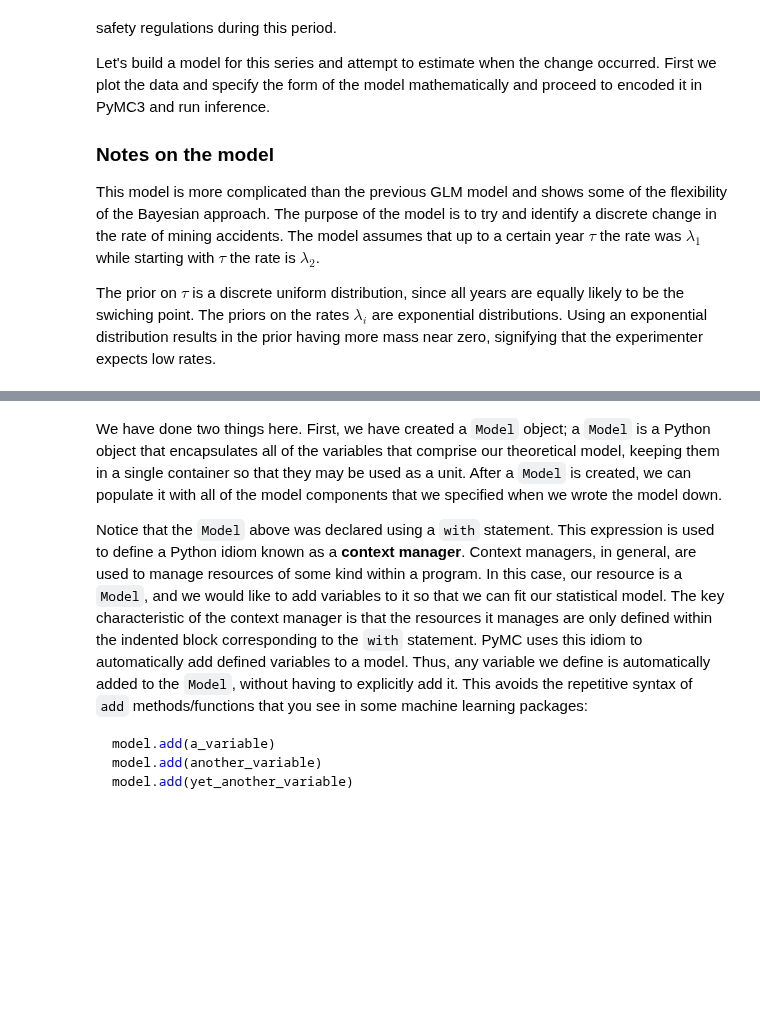
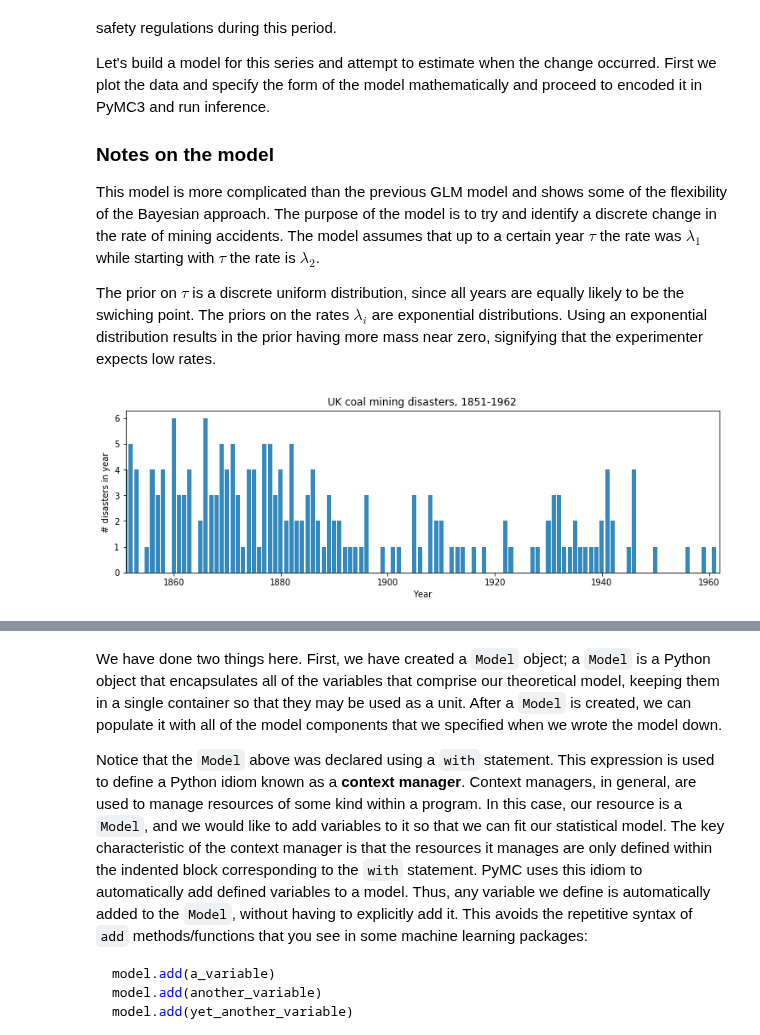
Before and after one commit to fonnesbeck/PyMC3_DataScienceLA, a Jupyter notebook: notebooks/1b. Case study in PyMC3 - Coal mining disasters.ipynb, the cells around one changed output, grey strips where cells are left out. Drawn from its saved outputs; the diff is of its cells as text; code cells hidden in the pictures; blank space fills up the shorter version.

```diff
--- a/notebooks/1b. Case study in PyMC3 - Coal mining disasters.ipynb
+++ b/notebooks/1b. Case study in PyMC3 - Coal mining disasters.ipynb
@@ -22,20 +22,23 @@ The prior on $\tau$ is a discrete uniform distribution, since all years are equa
 # %%
 import numpy as np
 import matplotlib.pyplot as plt
+%matplotlib inline
 
-disasters_data = np.array([4, 5, 4, 0, 1, 4, 3, 4, 0, 6, 3, 3, 4, 0, 2, 6,
+disasters_per_year_data = np.array([4, 5, 4, 0, 1, 4, 3, 4, 0, 6, 3, 3, 4, 0, 2, 6,
                          3, 3, 5, 4, 5, 3, 1, 4, 4, 1, 5, 5, 3, 4, 2, 5,
                          2, 2, 3, 4, 2, 1, 3, 2, 2, 1, 1, 1, 1, 3, 0, 0,
                          1, 0, 1, 1, 0, 0, 3, 1, 0, 3, 2, 2, 0, 1, 1, 1,
                          0, 1, 0, 1, 0, 0, 0, 2, 1, 0, 0, 0, 1, 1, 0, 2,
                          3, 3, 1, 1, 2, 1, 1, 1, 1, 2, 4, 2, 0, 0, 1, 4,
                          0, 0, 0, 1, 0, 0, 0, 0, 0, 1, 0, 0, 1, 0, 1])
 
-n_years = len(disasters_data)
+n_years = len(disasters_per_year_data)
 
 plt.figure(figsize=(12.5, 3.5))
-plt.bar(np.arange(1851, 1962), disasters_data, color="#348ABD")
+plt.bar(np.arange(1851, 1962), disasters_per_year_data, color="#348ABD")
 plt.xlabel("Year")
-plt.ylabel("Disasters")
+plt.ylabel("# disasters in year")
 plt.title("UK coal mining disasters, 1851-1962")
 plt.xlim(1851, 1962);
+# %% [output]
+[figure, added]
```
Also changed, not shown: parts of 12 cells of this notebook.
